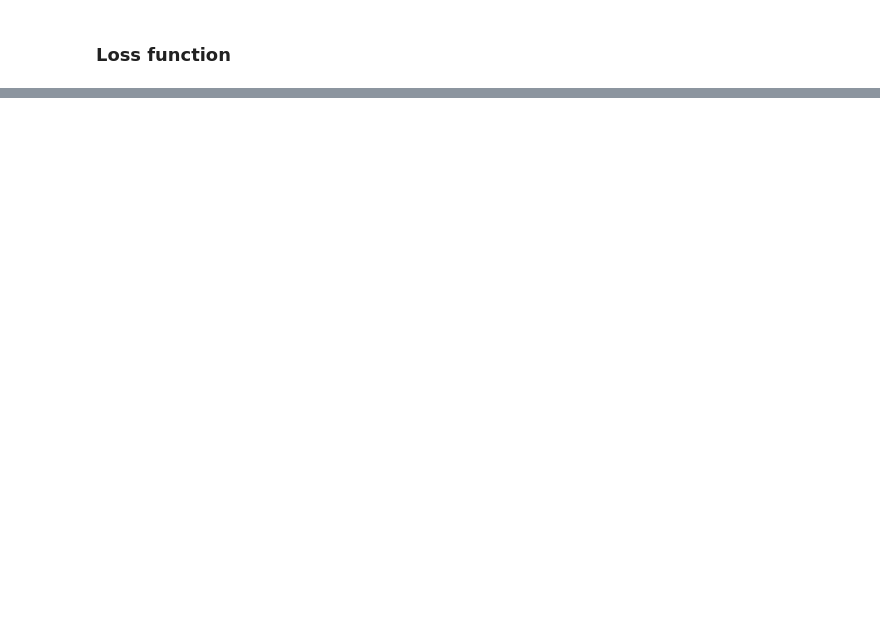
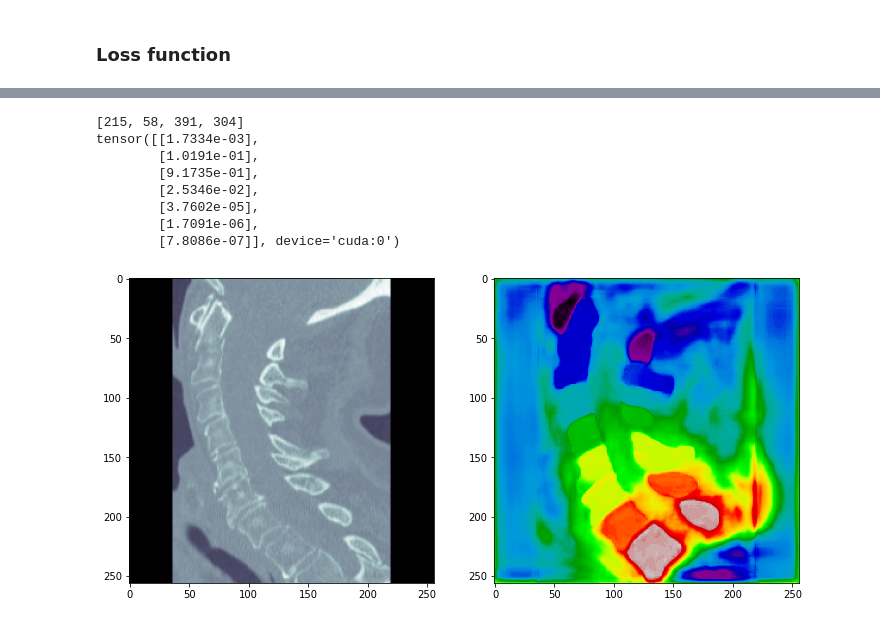
Before and after one commit to ghty011/cervical_spine, a Jupyter notebook: train/train_sagittal_bbox_classification.ipynb, the cells around one changed output, grey strips where cells are left out. Saved outputs shown, nothing was run; the diff lists cells and outputs as text; code cells hidden in the pictures; blank space fills up the shorter version.

```diff
--- a/train/train_sagittal_bbox_classification.ipynb
+++ b/train/train_sagittal_bbox_classification.ipynb
@@ -463,16 +362,0 @@ tensor([[[[nan, nan, nan,  ..., nan, nan, nan],
-# %%
-model.train()
-
-x, mask, y = next(iter(dataloader))
-x, mask, y = x.to(device), mask.to(device), y.to(device)
-
-for _ in range(10):
-    logits = model(x, mask)
-    print(logits)
-    loss = loss_fn(logits, y)
-    print(loss.item())
-    optimizer.zero_grad()
-    loss.backward()
-    # backbone[0][0].weight.grad
-    nn.utils.clip_grad_norm_(model.parameters(), 1.)
-    optimizer.step()
@@ -516,0 +430,3 @@ tensor([3., 3.], device='cuda:0')
+# %%
+boundary_df = pd.read_csv('infer_sagittal_position.csv').set_index('UID')
+boundary_df.head()
@@ -516,0 +475,53 @@ tensor([3., 3.], device='cuda:0')
+# %%
+def infer_sample(model,  UIDs, indices, wandb_log=False):
+    model.eval()
+
+    x_list = []
+    mask_list = []
+    for UID, index in zip(UIDs, indices):
+        x, mask = get_inference_input(UID, index)
+        x_list.append(x)
+        mask_list.append(mask)
+
+    x = torch.stack(x_list)
+    mask = torch.stack(mask_list)
+
+    x = x.to(device)
+    mask = mask.to(device)
+
+    logits = model(x, mask)
+
+    print(logits.sigmoid())
+
+    img = denormalize_img(x)
+
+
+    if wandb_log is True and wandb.run is not None:
+        wandb.log({
+            'img_pred' : wandb.Image(combined_img),
+        })
+    if wandb_log is False:
+        _, axs = plt.subplots(1, 2, figsize=(12, 12))
+        axs[0].imshow(img[0], cmap='bone')
+        axs[1].imshow(mask[0].squeeze().cpu().numpy(), cmap='nipy_spectral')
+        # plt.imshow(img[0], cmap='bone')
+        # plt.imshow(mask[0].squeeze().cpu().numpy(), cmap='nipy_spectral', alpha=0.2)
+
+@torch.no_grad()
+def infer_bad_sample(wandb_log=False):
+
+    sample_UIDs = ["1.2.826.0.1.3680043.10261"]
+    indices = [259]
+    infer_sample(model, sample_UIDs, indices, wandb_log=wandb_log)
+
+infer_bad_sample()
+# %% [output]
+[215, 58, 391, 304]
+tensor([[1.7334e-03],
+        [1.0191e-01],
+        [9.1735e-01],
+        [2.5346e-02],
+        [3.7602e-05],
+        [1.7091e-06],
+        [7.8086e-07]], device='cuda:0')
+[figure, added]
```
Also changed, not shown: parts of 42 cells of this notebook.
